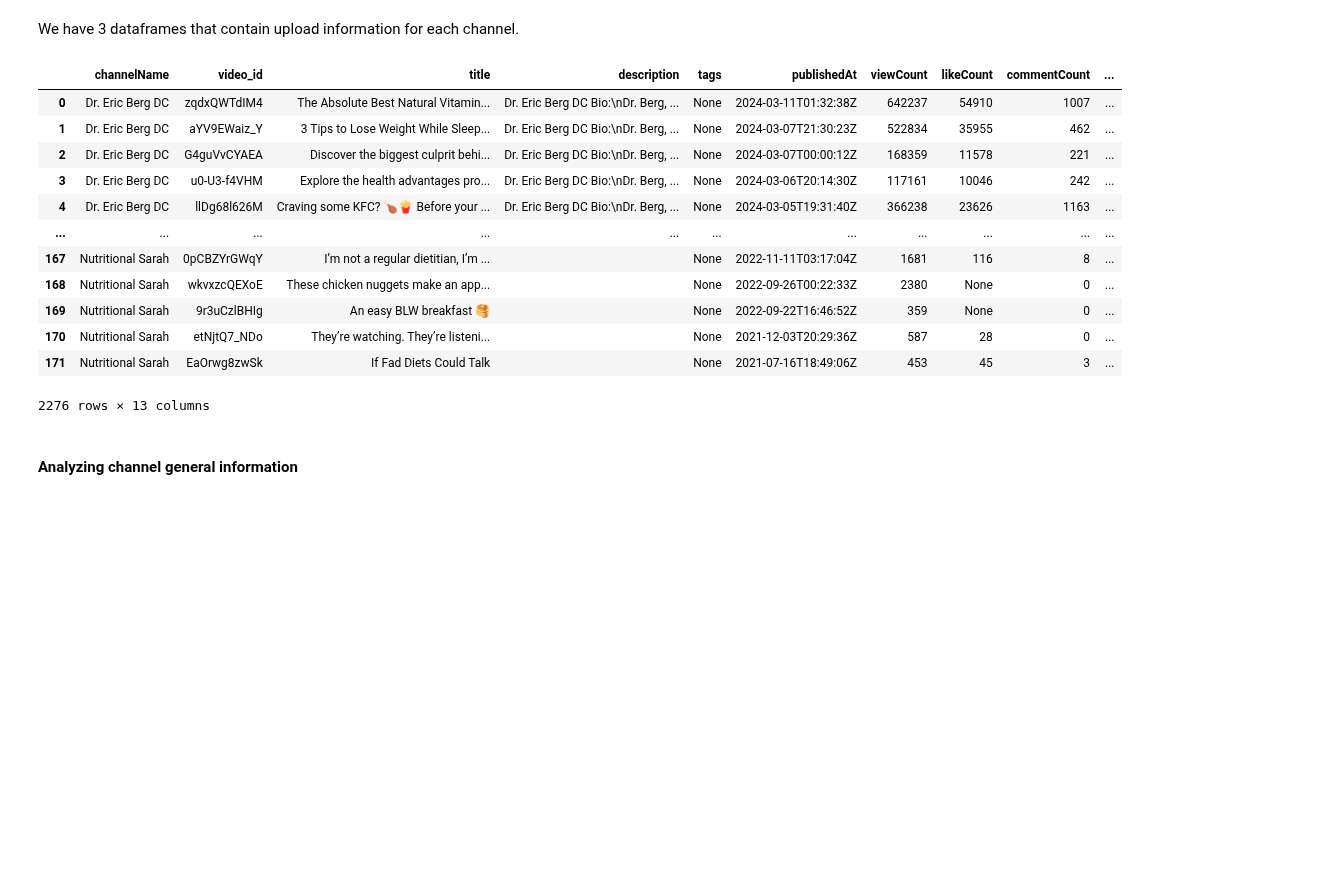
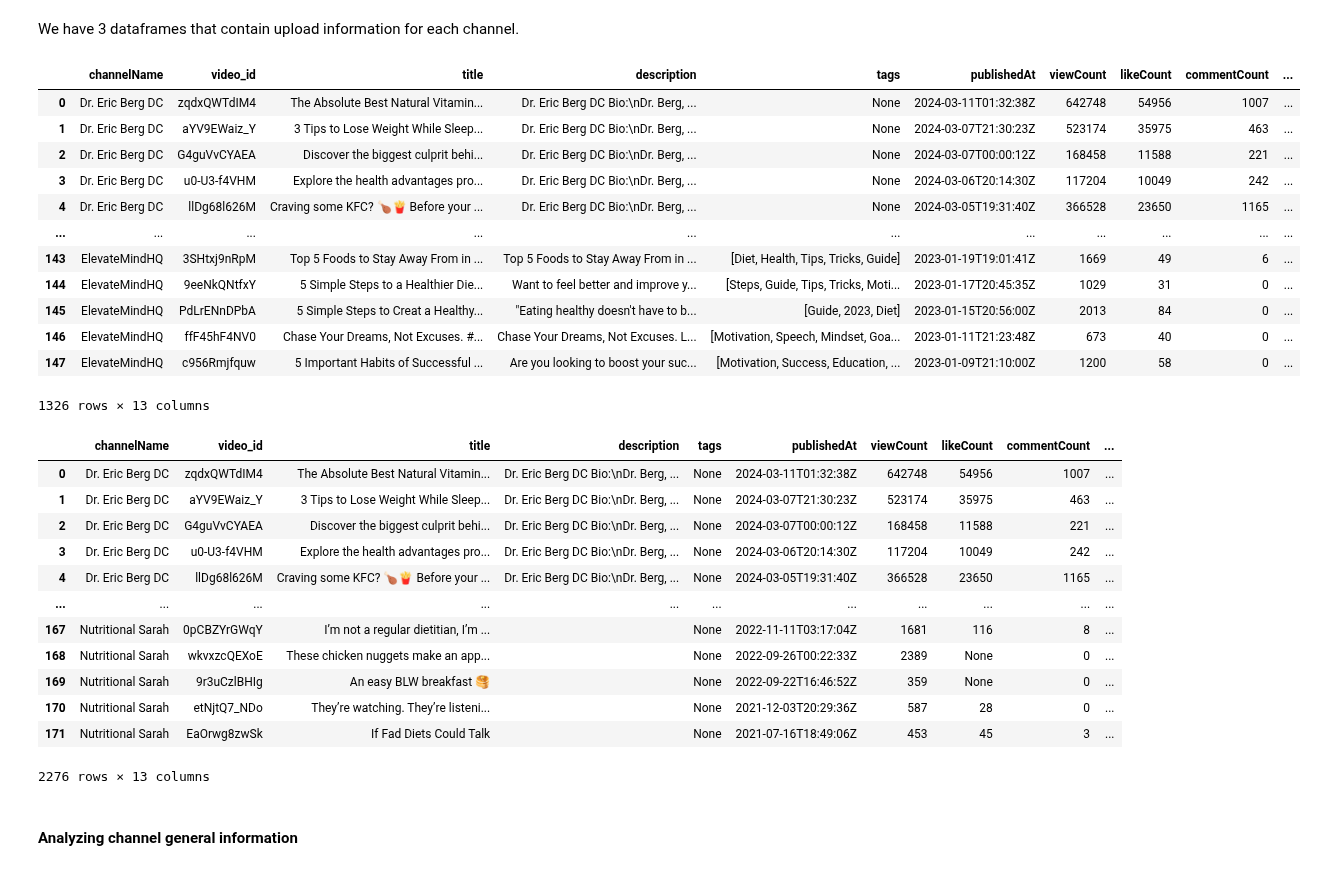
Before and after one commit to rileybaerg/TruthTube, a Jupyter notebook: TruthTubePracticumColab.ipynb, the cells around one changed output. Saved outputs shown, nothing was run; the diff lists cells and outputs as text; code cells hidden in the pictures; blank space fills up the shorter version.

```diff
--- a/TruthTubePracticumColab.ipynb
+++ b/TruthTubePracticumColab.ipynb
@@ -30,7 +30,7 @@ We noticed that the channel owner YouTube Shorts regarding nutritional health. T
 from googleapiclient.discovery import build
 import pandas as pd
 
-api_key = "AIzaSyCQ5rjuupFqZf-krCWsuV9tkr_hX7gzI_M"
+api_key = "AIzaSyBHMgFLFQX2mvLQqD4do9xrTv07hjPPX0U"
 api_service_name = "youtube"
 api_version = "v3"
 youtube = build(
@@ -166,18 +166,34 @@ We have 3 dataframes that contain upload information for each channel.
 misinfo_df = pd.concat([mis1_uploads, mis2_uploads, mis3_uploads, mis4_uploads], axis=0)
 info_df = pd.concat([inf1_uploads, inf2_uploads, inf3_uploads, inf4_uploads], axis=0)
 youtube_df = pd.concat([misinfo_df, info_df], axis=0)
+# %%
+misinfo_df
+# %% [output]
+|  | channelName | video_id | title | description | tags | publishedAt | viewCount | likeCount | commentCount | ... |
+| 0 | Dr. Eric Berg DC | zqdxQWTdIM4 | The Absolute Best Natural Vitamin... | Dr. Eric Berg DC Bio:\nDr. Berg, ... | None | 2024-03-11T01:32:38Z | 642748 | 54956 | 1007 | ... |
+| 1 | Dr. Eric Berg DC | aYV9EWaiz_Y | 3 Tips to Lose Weight While Sleep... | Dr. Eric Berg DC Bio:\nDr. Berg, ... | None | 2024-03-07T21:30:23Z | 523174 | 35975 | 463 | ... |
+| 2 | Dr. Eric Berg DC | G4guVvCYAEA | Discover the biggest culprit behi... | Dr. Eric Berg DC Bio:\nDr. Berg, ... | None | 2024-03-07T00:00:12Z | 168458 | 11588 | 221 | ... |
+| 3 | Dr. Eric Berg DC | u0-U3-f4VHM | Explore the health advantages pro... | Dr. Eric Berg DC Bio:\nDr. Berg, ... | None | 2024-03-06T20:14:30Z | 117204 | 10049 | 242 | ... |
+| 4 | Dr. Eric Berg DC | llDg68l626M | Craving some KFC? 🍗🍟 Before your ... | Dr. Eric Berg DC Bio:\nDr. Berg, ... | None | 2024-03-05T19:31:40Z | 366528 | 23650 | 1165 | ... |
+| ... | ... | ... | ... | ... | ... | ... | ... | ... | ... | ... |
+| 143 | ElevateMindHQ | 3SHtxj9nRpM | Top 5 Foods to Stay Away From in ... | Top 5 Foods to Stay Away From in ... | [Diet, Health, Tips, Tricks, Guide] | 2023-01-19T19:01:41Z | 1669 | 49 | 6 | ... |
+| 144 | ElevateMindHQ | 9eeNkQNtfxY | 5 Simple Steps to a Healthier Die... | Want to feel better and improve y... | [Steps, Guide, Tips, Tricks, Moti... | 2023-01-17T20:45:35Z | 1029 | 31 | 0 | ... |
+| 145 | ElevateMindHQ | PdLrENnDPbA | 5 Simple Steps to Creat a Healthy... | "Eating healthy doesn't have to b... | [Guide, 2023, Diet] | 2023-01-15T20:56:00Z | 2013 | 84 | 0 | ... |
+| 146 | ElevateMindHQ | ffF45hF4NV0 | Chase Your Dreams, Not Excuses. #... | Chase Your Dreams, Not Excuses. L... | [Motivation, Speech, Mindset, Goa... | 2023-01-11T21:23:48Z | 673 | 40 | 0 | ... |
+| 147 | ElevateMindHQ | c956Rmjfquw | 5 Important Habits of Successful ... | Are you looking to boost your suc... | [Motivation, Success, Education, ... | 2023-01-09T21:10:00Z | 1200 | 58 | 0 | ... |
+1326 rows × 13 columns
 # %%
 youtube_df
 # %% [output]
 |  | channelName | video_id | title | description | tags | publishedAt | viewCount | likeCount | commentCount | ... |
-| 0 | Dr. Eric Berg DC | zqdxQWTdIM4 | The Absolute Best Natural Vitamin... | Dr. Eric Berg DC Bio:\nDr. Berg, ... | None | 2024-03-11T01:32:38Z | 642237 | 54910 | 1007 | ... |
-| 1 | Dr. Eric Berg DC | aYV9EWaiz_Y | 3 Tips to Lose Weight While Sleep... | Dr. Eric Berg DC Bio:\nDr. Berg, ... | None | 2024-03-07T21:30:23Z | 522834 | 35955 | 462 | ... |
-| 2 | Dr. Eric Berg DC | G4guVvCYAEA | Discover the biggest culprit behi... | Dr. Eric Berg DC Bio:\nDr. Berg, ... | None | 2024-03-07T00:00:12Z | 168359 | 11578 | 221 | ... |
-| 3 | Dr. Eric Berg DC | u0-U3-f4VHM | Explore the health advantages pro... | Dr. Eric Berg DC Bio:\nDr. Berg, ... | None | 2024-03-06T20:14:30Z | 117161 | 10046 | 242 | ... |
-| 4 | Dr. Eric Berg DC | llDg68l626M | Craving some KFC? 🍗🍟 Before your ... | Dr. Eric Berg DC Bio:\nDr. Berg, ... | None | 2024-03-05T19:31:40Z | 366238 | 23626 | 1163 | ... |
+| 0 | Dr. Eric Berg DC | zqdxQWTdIM4 | The Absolute Best Natural Vitamin... | Dr. Eric Berg DC Bio:\nDr. Berg, ... | None | 2024-03-11T01:32:38Z | 642748 | 54956 | 1007 | ... |
+| 1 | Dr. Eric Berg DC | aYV9EWaiz_Y | 3 Tips to Lose Weight While Sleep... | Dr. Eric Berg DC Bio:\nDr. Berg, ... | None | 2024-03-07T21:30:23Z | 523174 | 35975 | 463 | ... |
+| 2 | Dr. Eric Berg DC | G4guVvCYAEA | Discover the biggest culprit behi... | Dr. Eric Berg DC Bio:\nDr. Berg, ... | None | 2024-03-07T00:00:12Z | 168458 | 11588 | 221 | ... |
+| 3 | Dr. Eric Berg DC | u0-U3-f4VHM | Explore the health advantages pro... | Dr. Eric Berg DC Bio:\nDr. Berg, ... | None | 2024-03-06T20:14:30Z | 117204 | 10049 | 242 | ... |
+| 4 | Dr. Eric Berg DC | llDg68l626M | Craving some KFC? 🍗🍟 Before your ... | Dr. Eric Berg DC Bio:\nDr. Berg, ... | None | 2024-03-05T19:31:40Z | 366528 | 23650 | 1165 | ... |
 | ... | ... | ... | ... | ... | ... | ... | ... | ... | ... | ... |
 | 167 | Nutritional Sarah | 0pCBZYrGWqY | I’m not a regular dietitian, I’m ... |  | None | 2022-11-11T03:17:04Z | 1681 | 116 | 8 | ... |
-| 168 | Nutritional Sarah | wkvxzcQEXoE | These chicken nuggets make an app... |  | None | 2022-09-26T00:22:33Z | 2380 | None | 0 | ... |
+| 168 | Nutritional Sarah | wkvxzcQEXoE | These chicken nuggets make an app... |  | None | 2022-09-26T00:22:33Z | 2389 | None | 0 | ... |
 | 169 | Nutritional Sarah | 9r3uCzlBHIg | An easy BLW breakfast 🥞 |  | None | 2022-09-22T16:46:52Z | 359 | None | 0 | ... |
 | 170 | Nutritional Sarah | etNjtQ7_NDo | They’re watching. They’re listeni... |  | None | 2021-12-03T20:29:36Z | 587 | 28 | 0 | ... |
 | 171 | Nutritional Sarah | EaOrwg8zwSk | If Fad Diets Could Talk |  | None | 2021-07-16T18:49:06Z | 453 | 45 | 3 | ... |
```
Also changed, not shown: parts of 13 cells of this notebook, 1 other file.
